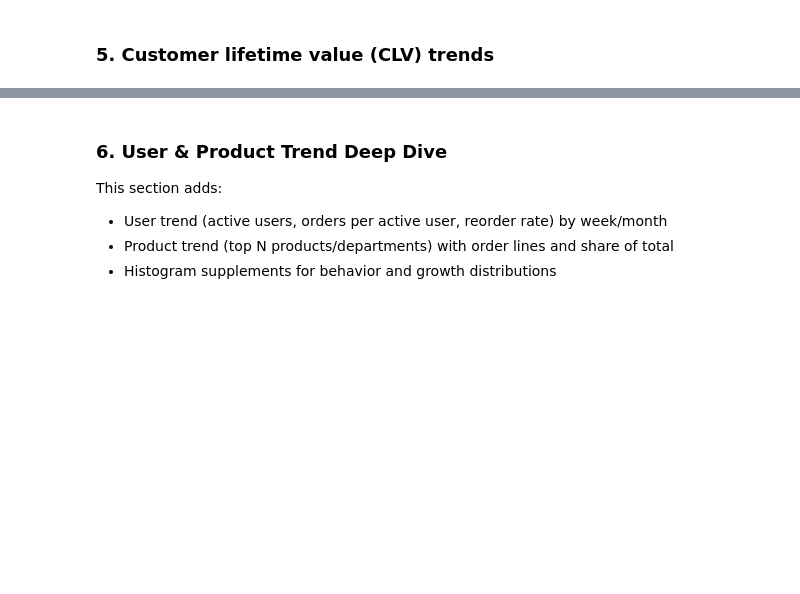
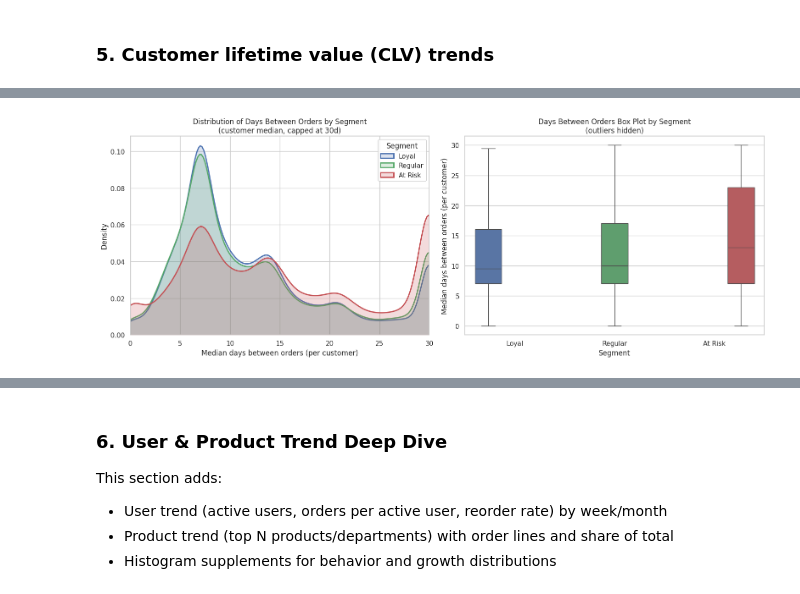
Before and after one commit to ppts2545/Instacart-Market-Basket-Analysis, a Jupyter notebook: notebooks/02_Exploratory_Data_Analysis/02_customer_behavior.ipynb, the cells around one changed output, grey strips where cells are left out. Saved outputs shown, nothing was run; the diff lists cells and outputs as text; code cells hidden in the pictures; blank space fills up the shorter version.

```diff
--- a/notebooks/02_Exploratory_Data_Analysis/02_customer_behavior.ipynb
+++ b/notebooks/02_Exploratory_Data_Analysis/02_customer_behavior.ipynb
@@ -1007,0 +1460,81 @@ Category summary (department) - top 12 by order lines:
+# %%
+# --- Days between orders distribution per segment ---
+# Use customer-level median to represent each customer's "typical" gap.
+# This avoids noise from the first order (NaN days) and large purchase streaks.
+
+days_df = (
+    df[df["days_since_prior_order"].notna()]
+    .groupby("user_id", observed=False)
+    .agg(customer_median_days=("days_since_prior_order", "median"))
+    .reset_index()
+    .merge(rfm[["user_id", "segment"]], on="user_id", how="left")
+)
+days_df["segment"] = days_df["segment"].fillna("Unknown")
+
+DAYS_CAP = 30  # cap at 30 for readability; 30d = monthly cadence max
+days_plot = days_df.copy()
+days_plot["customer_median_days"] = days_plot["customer_median_days"].clip(upper=DAYS_CAP)
+
+SEGMENT_ORDER = ["Loyal", "Regular", "At Risk"]
+PALETTE = {"Loyal": "#4C72B0", "Regular": "#55A868", "At Risk": "#C44E52"}
+
+fig, axes = plt.subplots(1, 2, figsize=(16, 6))
+
+# KDE distribution via seaborn (no scipy needed)
+for seg in SEGMENT_ORDER:
+    grp = days_plot[days_plot["segment"] == seg]["customer_median_days"]
+    if len(grp) > 1:
+        sns.kdeplot(grp, ax=axes[0], label=seg, linewidth=2, color=PALETTE[seg], fill=True, alpha=0.2)
+
+axes[0].set_title("Distribution of Days Between Orders by Segment\n(customer median, capped at 30d)")
+axes[0].set_xlabel("Median days between orders (per customer)")
+axes[0].set_ylabel("Density")
+axes[0].set_xlim(0, DAYS_CAP)
+axes[0].legend(title="Segment")
+
+# Box plot — median + spread (outliers hidden for readability)
+sns.boxplot(
+    data=days_df,
+    x="segment",
+    y="customer_median_days",
+    hue="segment",
+    order=SEGMENT_ORDER,
+    hue_order=SEGMENT_ORDER,
+    palette=PALETTE,
+    ax=axes[1],
+    showfliers=False,
+    legend=False,
+)
+axes[1].set_title("Days Between Orders Box Plot by Segment\n(outliers hidden)")
+axes[1].set_xlabel("Segment")
+axes[1].set_ylabel("Median days between orders (per customer)")
+
+plt.tight_layout()
+plt.show()
+
+# Summary table
+days_summary = (
+    days_df.groupby("segment", observed=False)["customer_median_days"]
+    .agg(
+        customers="count",
+        median="median",
+        mean="mean",
+        std="std",
+        p25=lambda x: x.quantile(0.25),
+        p75=lambda x: x.quantile(0.75),
+    )
+    .reset_index()
+    .sort_values("median")
+    .reset_index(drop=True)
+)
+
+print("Days between orders summary by segment (customer-level median):")
+display(days_summary)
+
+top_freq = days_summary.iloc[0]
+print(
+    f"\nกลุ่มที่สั่งซื้อถี่ที่สุด: {top_freq['segment']} "
+    f"(median = {top_freq['median']:.1f} วัน, IQR = {top_freq['p25']:.1f}–{top_freq['p75']:.1f})"
+)
+# %% [output]
+[figure, added]
```
Also changed, not shown: parts of 10 cells of this notebook.
